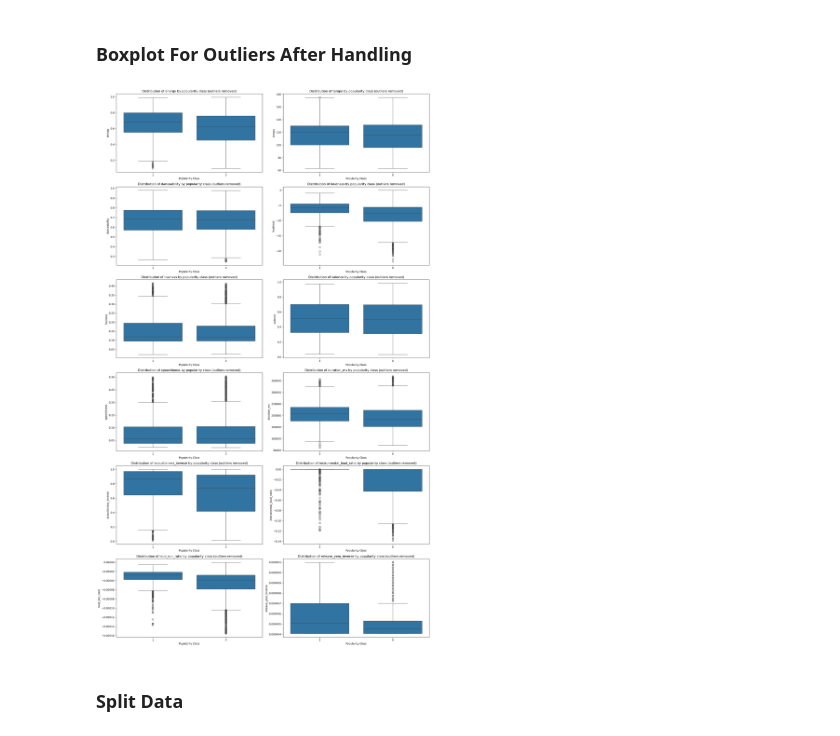
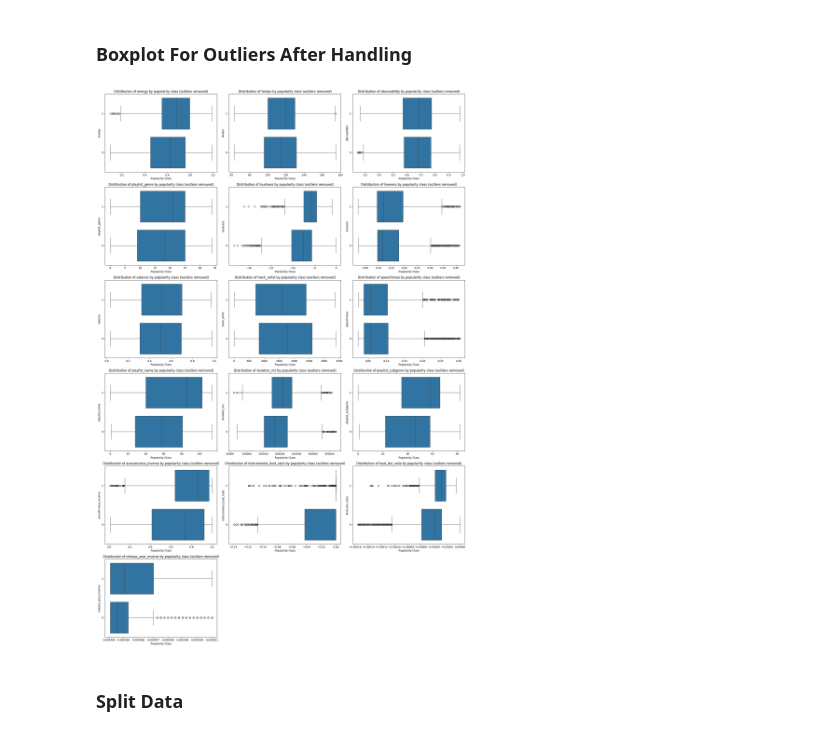
Before and after one commit to gregorysarrouf/spotify-ml, a Jupyter notebook: src/spotify_ml.ipynb, the cells around one changed output. Drawn from its saved outputs; the diff is of its cells as text; code cells hidden in the pictures.

```diff
--- a/src/spotify_ml.ipynb
+++ b/src/spotify_ml.ipynb
@@ -114,10 +114,10 @@ low_df.loc[260:265]
 ### Combine and Measure Data
 # %%
 # Add a new column to distinguish datasets
-high_df['popularity_class'] = '1' # High
-low_df['popularity_class'] = '0' # Low
+target = 'popularity_class'
 
-target = 'popularity_class'
+high_df[target] = '1' # High
+low_df[target] = '0' # Low
 
 # Concatenate the two DataFrames
 combined_df = pd.concat([high_df, low_df], ignore_index=True)
@@ -144,7 +144,7 @@ plt.title('Distribution of Songs by Popularity')
 plt.xlabel(target + ' (0: Low, 1: High)')
 plt.ylabel('Count')
 
-# Add percentage labels for each bar (relative to total dataset size)
+# Add percentage labels for each bar
 total = len(combined_df)
 
 for container in ax.containers:
@@ -357,11 +330,11 @@ numeric_features = combined_df.select_dtypes(include=['float64', 'int64']).colum
 numeric_features = numeric_features[numeric_features != 'popularity_class']
 
 # Create a figure with subplots
-plt.figure(figsize=(18, 5 * len(numeric_features)))
+plt.figure(figsize=(20, 5 * len(numeric_features)))
 
 for i, feature in enumerate(numeric_features, 1):
-    plt.subplot(len(numeric_features), 2, i)
-    sns.boxplot(x='popularity_class', y=feature, data=combined_df)
+    plt.subplot(len(numeric_features), 3, i)
+    sns.boxplot(y='popularity_class', x=feature, data=combined_df)
     plt.title(f'Distribution of {feature} by popularity class')
 
 plt.tight_layout()
@@ -386,29 +359,29 @@ y = y[mask]
 # %%
 # Combine filtered X and y for plotting
 filtered_df = X.copy()
 filtered_df['popularity_class'] = y
 
 # Get numeric features (excluding any remaining non-numeric columns if needed)
 numeric_features = X.select_dtypes(include=['float64', 'int64']).columns
 
 # Create figure with subplots
-n_cols = 2  # Number of columns in grid
+n_cols = 3  # Number of columns in grid
 n_rows = (len(numeric_features) + n_cols - 1) // n_cols  # Calculate needed rows
 
-plt.figure(figsize=(18, 5 * n_rows))
+plt.figure(figsize=(20, 5 * n_rows))
 
 # Create boxplot for each feature
 for i, feature in enumerate(numeric_features, 1):
     plt.subplot(n_rows, n_cols, i)
-    sns.boxplot(x='popularity_class', y=feature, data=filtered_df)
+    sns.boxplot(y='popularity_class', x=feature, data=filtered_df)
     plt.title(f'Distribution of {feature} by popularity class (outliers removed)')
     plt.xlabel('Popularity Class')
     plt.ylabel(feature)
 
 plt.tight_layout()
 plt.show()
 # %% [output]
-[figure, old version]
+[figure, new version]
 # %% [markdown]
 ### Split Data
 # %%
```
Also changed, not shown: parts of 9 cells of this notebook.
